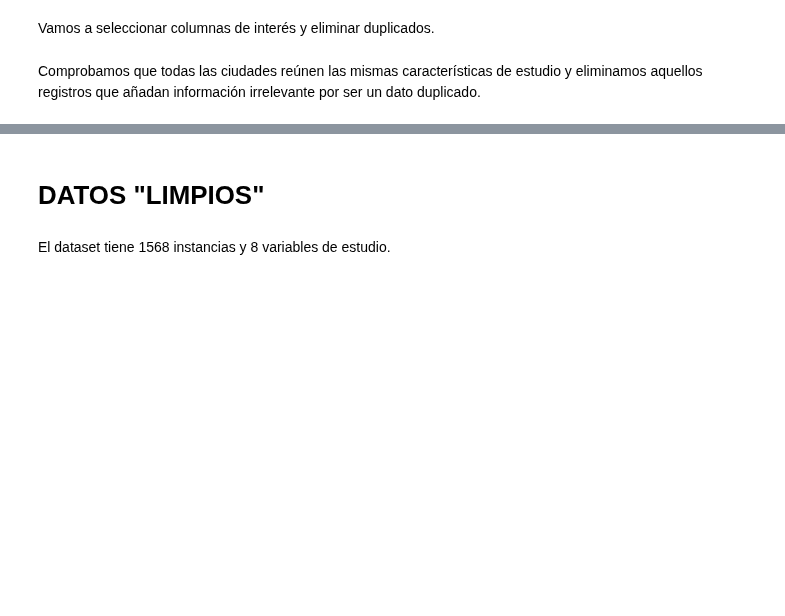
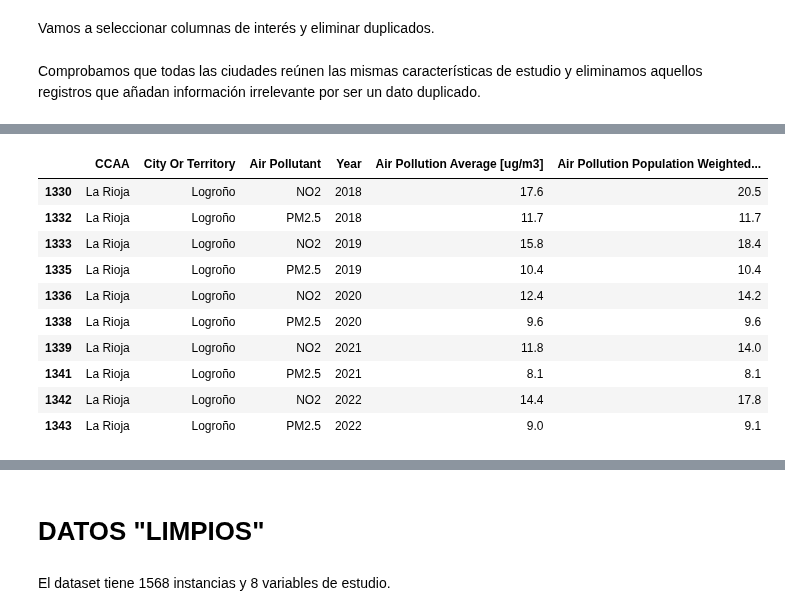
Before and after one commit to angulorojasmariaclaudia-coder/TRABAJO-FINAL-TECNICAS-DE-CIENCIAS-DE-DATOS, a Jupyter notebook: Configuración_de_Código.ipynb, the cells around one changed output, grey strips where cells are left out. Drawn from its saved outputs; the diff is of its cells as text; code cells hidden in the pictures; blank space fills up the shorter version.

```diff
--- a/Configuración_de_Código.ipynb
+++ b/Configuración_de_Código.ipynb
@@ -150,7 +189,6 @@ Por columnas nos quedaremos con `CCAA`,`City Or Territory`, `Air Pollutant`, `Ye
 # %%
 df = df[
     (df["City Boundary Specification (LAU/grid)"] == "Urban Centres (grid)") &
-    (df["Description Of Age Group"].isin([">= 25 years of age"])) &
     (df["Health Indicator"] == "Attributable deaths (AD)")
 ]
 # %%
@@ -162,8 +200,7 @@ Vamos a seleccionar columnas de interés y eliminar duplicados.
 # %%
 columnas = ['CCAA','City Or Territory','Air Pollutant','Year',
             'Air Pollution Average [ug/m3]',
-            'Air Pollution Population Weighted Average [ug/m3]',
-            'Affected  Population', 'Populated Area [km2]']
+            'Air Pollution Population Weighted Average [ug/m3]']
 
 df = df[columnas].copy()
 # %%
@@ -176,3 +232,0 @@ df["City Or Territory"].value_counts()
-# %%
-indices_eliminar = [642, 639, 2555, 2560, 2440]
-df = df.drop(index=indices_eliminar)
@@ -178,0 +255,14 @@ df = df.drop(index=indices_eliminar)
+# %%
+df[df["City Or Territory"] == "Logroño"] # ejemplo de ciudad (todas tienen las mismas caracteríticas)
+# %% [output]
+|  | CCAA | City Or Territory | Air Pollutant | Year | Air Pollution Average [ug/m3] | Air Pollution Population Weighted... |
+| 1330 | La Rioja | Logroño | NO2 | 2018 | 17.6 | 20.5 |
+| 1332 | La Rioja | Logroño | PM2.5 | 2018 | 11.7 | 11.7 |
+| 1333 | La Rioja | Logroño | NO2 | 2019 | 15.8 | 18.4 |
+| 1335 | La Rioja | Logroño | PM2.5 | 2019 | 10.4 | 10.4 |
+| 1336 | La Rioja | Logroño | NO2 | 2020 | 12.4 | 14.2 |
+| 1338 | La Rioja | Logroño | PM2.5 | 2020 | 9.6 | 9.6 |
+| 1339 | La Rioja | Logroño | NO2 | 2021 | 11.8 | 14.0 |
+| 1341 | La Rioja | Logroño | PM2.5 | 2021 | 8.1 | 8.1 |
+| 1342 | La Rioja | Logroño | NO2 | 2022 | 14.4 | 17.8 |
+| 1343 | La Rioja | Logroño | PM2.5 | 2022 | 9.0 | 9.1 |
```
Also changed, not shown: parts of 10 cells of this notebook.
